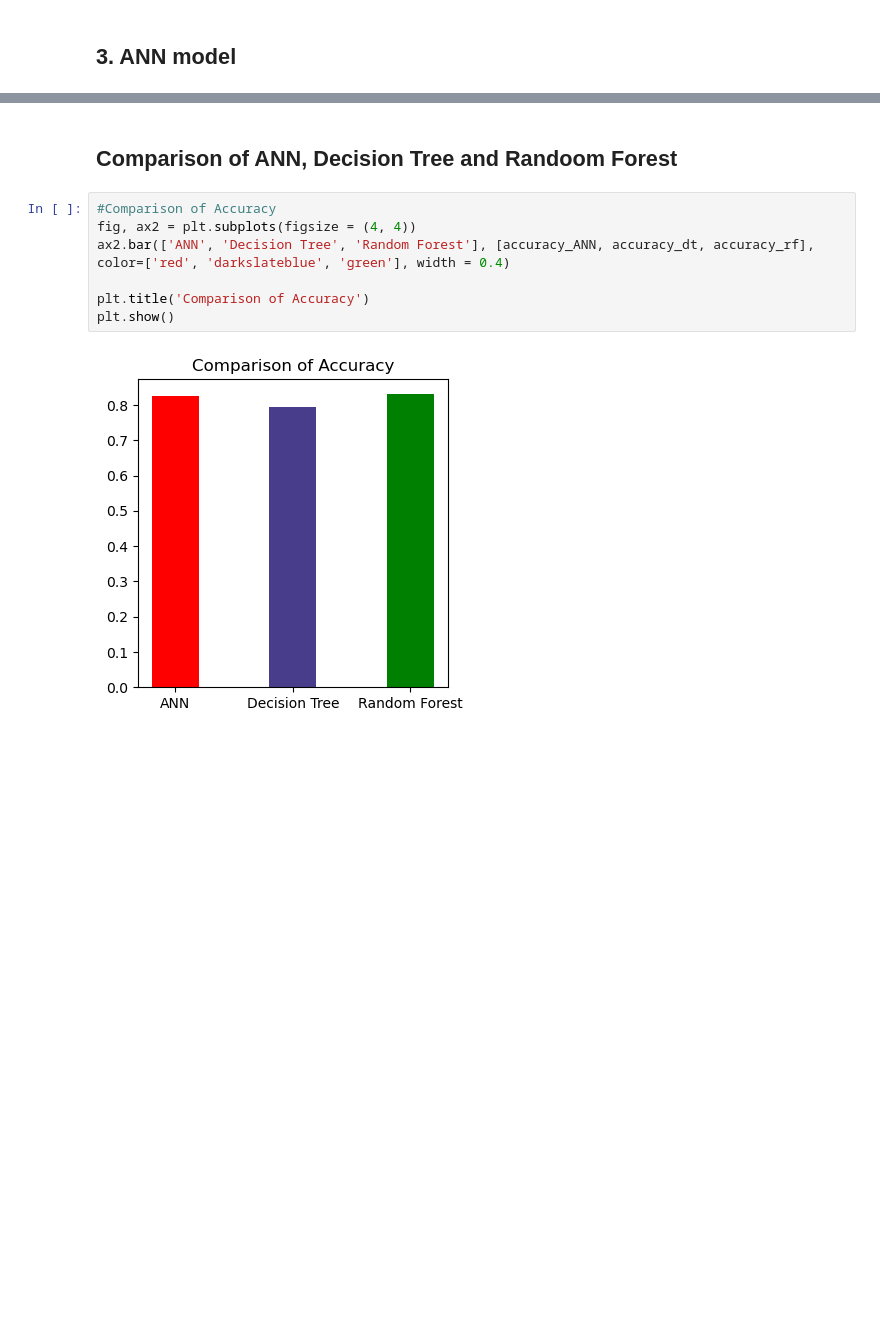
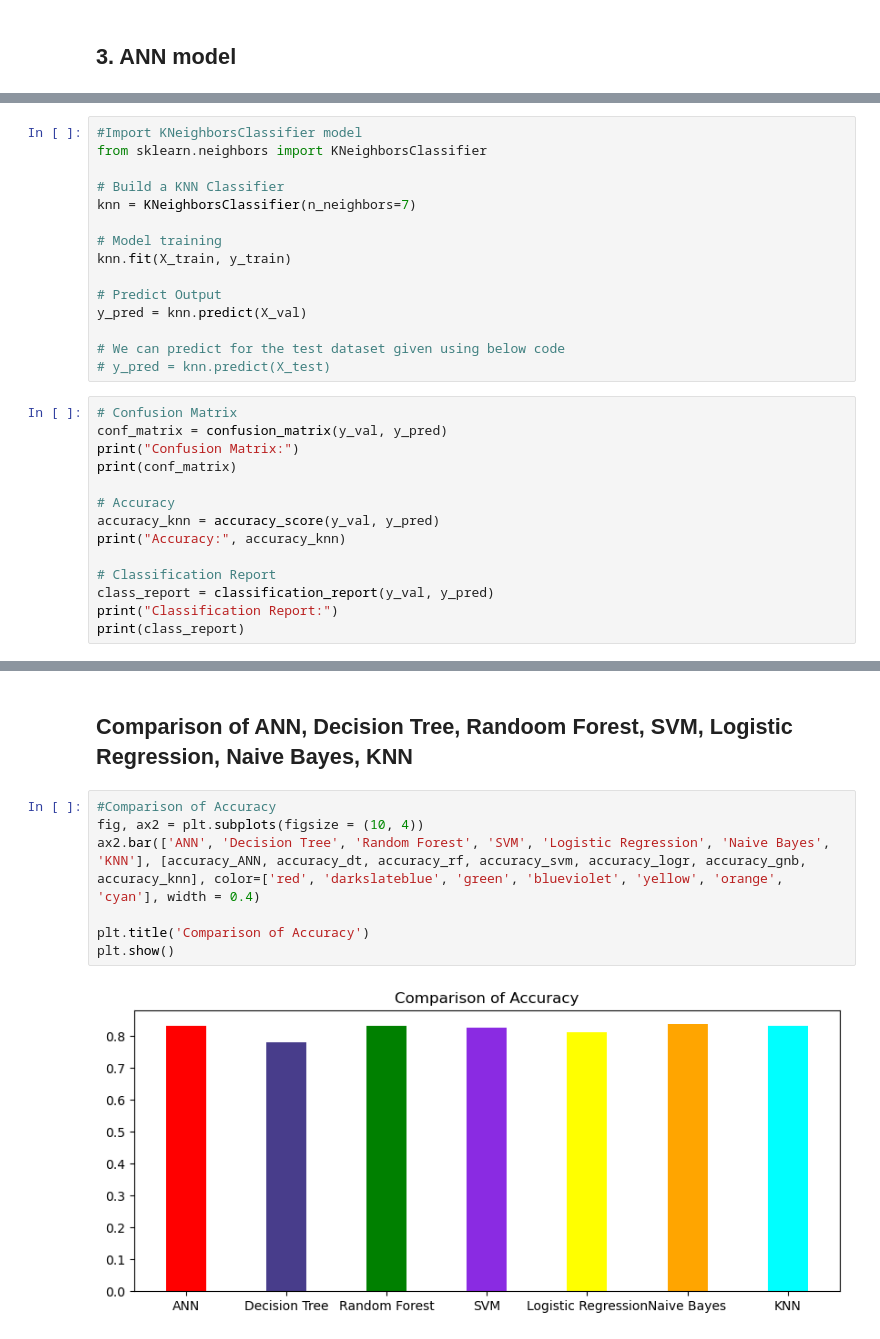
Before and after one commit to UnknownCode01/Autism-Spectrum-Disorder-Prediction, a Jupyter notebook: Autism.ipynb, the cells around one changed output, grey strips where cells are left out. Drawn from its saved outputs; the diff is of its cells as text; blank space fills up the shorter version.

```diff
--- a/Autism.ipynb
+++ b/Autism.ipynb
@@ -608,0 +813,29 @@ ROC-AUC Score: 0.7887264250900615
+# %%
+#Import KNeighborsClassifier model
+from sklearn.neighbors import KNeighborsClassifier
+
+# Build a KNN Classifier
+knn = KNeighborsClassifier(n_neighbors=7)
+
+# Model training
+knn.fit(X_train, y_train)
+
+# Predict Output
+y_pred = knn.predict(X_val)
+
+# We can predict for the test dataset given using below code
+# y_pred = knn.predict(X_test)
+# %%
+# Confusion Matrix
+conf_matrix = confusion_matrix(y_val, y_pred)
+print("Confusion Matrix:")
+print(conf_matrix)
+
+# Accuracy
+accuracy_knn = accuracy_score(y_val, y_pred)
+print("Accuracy:", accuracy_knn)
+
+# Classification Report
+class_report = classification_report(y_val, y_pred)
+print("Classification Report:")
+print(class_report)
@@ -609,13 +880,13 @@ ROC-AUC Score: 0.7887264250900615
 # %% [markdown]
-## Comparison of ANN, Decision Tree and Randoom Forest
+## Comparison of ANN, Decision Tree, Randoom Forest, SVM, Logistic Regression, Naive Bayes, KNN
 # %%
 #Comparison of Accuracy
-fig, ax2 = plt.subplots(figsize = (4, 4))
-ax2.bar(['ANN', 'Decision Tree', 'Random Forest'], [accuracy_ANN, accuracy_dt, accuracy_rf], color=['red', 'darkslateblue', 'green'], width = 0.4)
+fig, ax2 = plt.subplots(figsize = (10, 4))
+ax2.bar(['ANN', 'Decision Tree', 'Random Forest', 'SVM', 'Logistic Regression', 'Naive Bayes', 'KNN'], [accuracy_ANN, accuracy_dt, accuracy_rf, accuracy_svm, accuracy_logr, accuracy_gnb, accuracy_knn], color=['red', 'darkslateblue', 'green', 'blueviolet', 'yellow', 'orange', 'cyan'], width = 0.4)
 
 plt.title('Comparison of Accuracy')
 plt.show()
 # %% [output]
-[figure, old version]
+[figure, new version]
 # %%
 #Comparison of Precision
```
Also changed, not shown: parts of 36 cells of this notebook.
